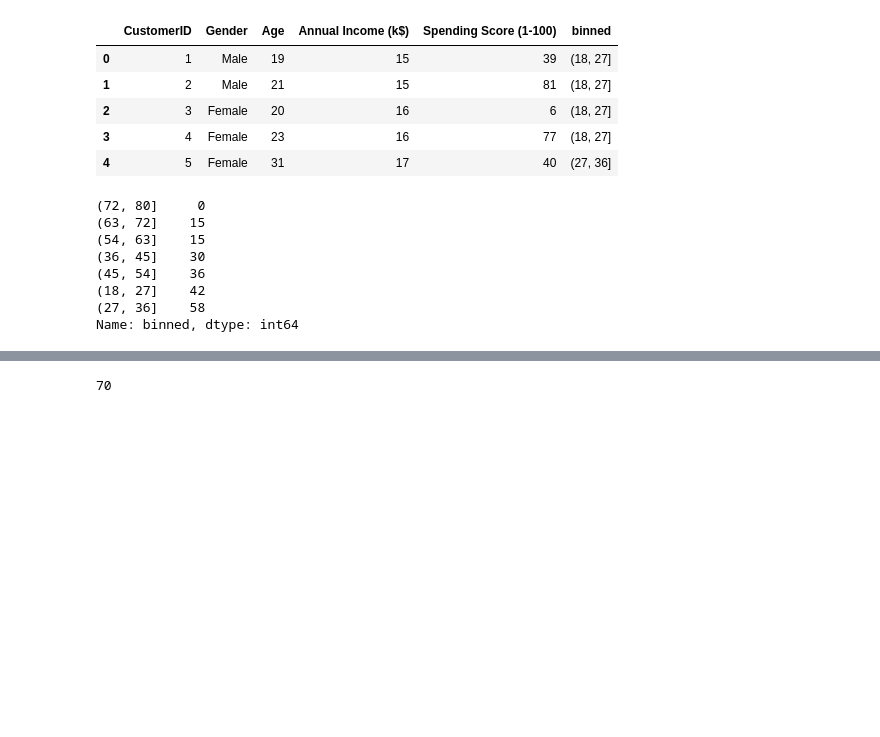
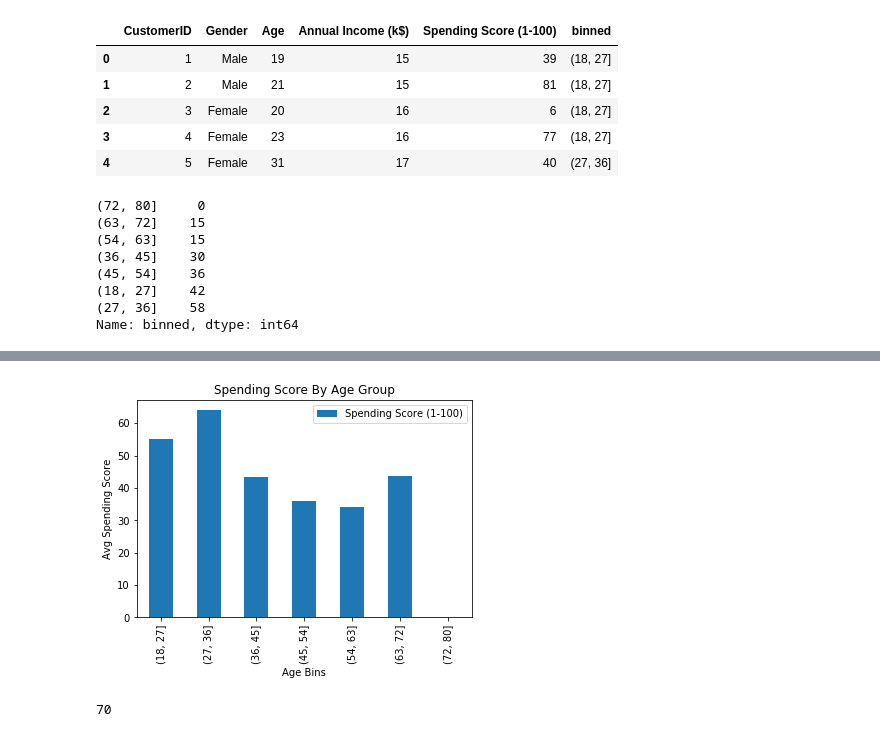
Before and after one commit to ipatel467/Customer-Segmentation, a Jupyter notebook: index.ipynb, the cells around one changed output, grey strips where cells are left out. Drawn from its saved outputs; the diff is of its cells as text; code cells hidden in the pictures; blank space fills up the shorter version.

```diff
--- a/index.ipynb
+++ b/index.ipynb
@@ -330,3 +330,5 @@ df['binned'].value_counts().sort_values()
 (18, 27]    42
 (27, 36]    58
 Name: binned, dtype: int64
+# %%
+bins_score = df.groupby('binned').agg({'Spending Score (1-100)':'mean'}).reset_index()
@@ -333,3 +344,10 @@ Name: binned, dtype: int64
+# %%
+bins_score.plot.bar(x='binned',y='Spending Score (1-100)');
+plt.title('Spending Score By Age Group');
+plt.xlabel('Age Bins');
+plt.ylabel('Avg Spending Score');
+# %% [output]
+[figure, added]
 # %%
 df.Age.max()
 # %% [output]
```
Also changed, not shown: parts of 30 cells of this notebook.
